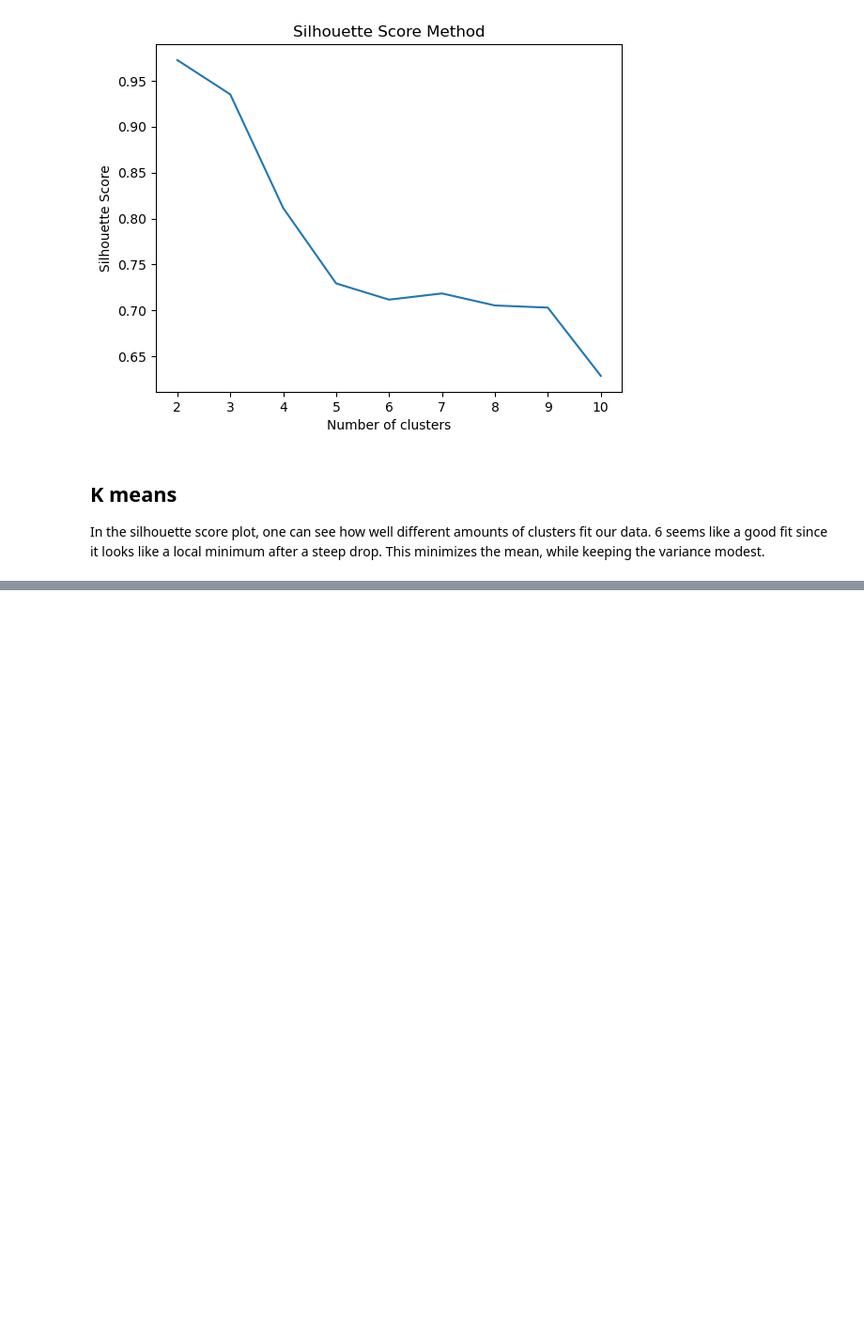
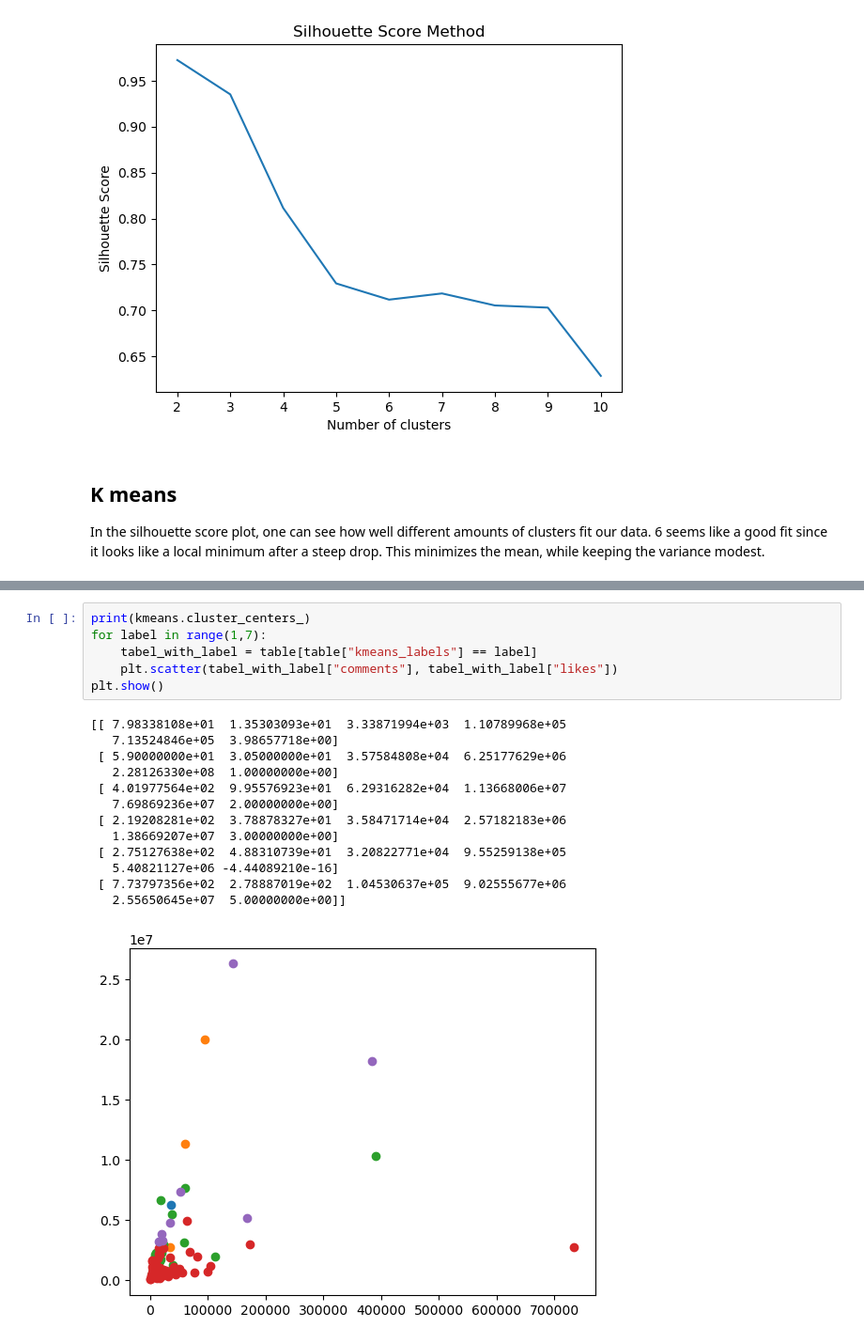
Before and after one commit to noahsta/datathon, a Jupyter notebook: src/noah.ipynb, the cells around one changed output, grey strips where cells are left out. Shown at 94% size. Saved outputs shown, nothing was run; the diff lists cells and outputs as text; blank space fills up the shorter version.

```diff
--- a/src/noah.ipynb
+++ b/src/noah.ipynb
@@ -210,0 +232,20 @@ In the silhouette score plot, one can see how well different amounts of clusters
+# %%
+print(kmeans.cluster_centers_)
+for label in range(1,7):
+    tabel_with_label = table[table["kmeans_labels"] == label]
+    plt.scatter(tabel_with_label["comments"], tabel_with_label["likes"])
+plt.show()
+# %% [output]
+[[ 7.98338108e+01  1.35303093e+01  3.33871994e+03  1.10789968e+05
+   7.13524846e+05  3.98657718e+00]
+ [ 5.90000000e+01  3.05000000e+01  3.57584808e+04  6.25177629e+06
+   2.28126330e+08  1.00000000e+00]
+ [ 4.01977564e+02  9.95576923e+01  6.29316282e+04  1.13668006e+07
+   7.69869236e+07  2.00000000e+00]
+ [ 2.19208281e+02  3.78878327e+01  3.58471714e+04  2.57182183e+06
+   1.38669207e+07  3.00000000e+00]
+ [ 2.75127638e+02  4.88310739e+01  3.20822771e+04  9.55259138e+05
+   5.40821127e+06 -4.44089210e-16]
+ [ 7.73797356e+02  2.78887019e+02  1.04530637e+05  9.02555677e+06
+   2.55650645e+07  5.00000000e+00]]
+[figure, added]
```
Also changed, not shown: parts of 1 cell of this notebook.
